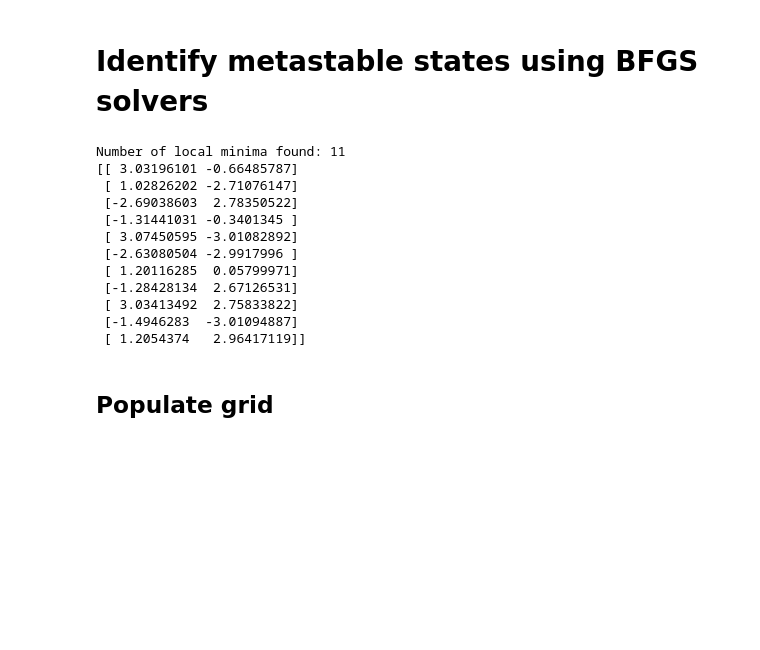
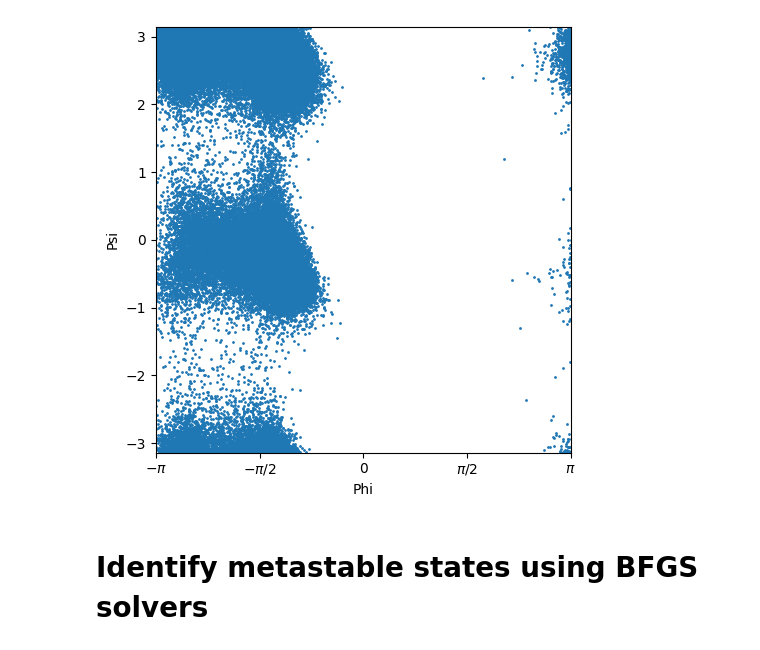
Before and after one commit to goharalisiddiqui/surrogate-dynamics, a Jupyter notebook: data_generation/plots.ipynb, the cells around one changed output. Saved outputs shown, nothing was run; the diff lists cells and outputs as text; code cells hidden in the pictures; blank space fills up the shorter version.

```diff
--- a/data_generation/plots.ipynb
+++ b/data_generation/plots.ipynb
@@ -75,73 +29,7 @@ ax.set_xticklabels([r'$-\pi$', r'$-\pi/2$', '0', r'$\pi/2$', r'$\pi$'])
+# %%
+save_path = os.path.join(run_folder, '..','rama_plot.png')
+rama_plot(psi, phi, save_path)
+# %% [output]
+[figure, added]
 # %% [markdown]
 # Identify metastable states using BFGS solvers
-# %%
-'''
-1) Use a standard Gaussian kernel density estimator (Scott, 1992) to approximate the free energy surface in the space of the two dihedral angles ϕ, ψ
-2) Run 100 BFGS solvers (Nocedal & Wright, 2006) initialized at random points and run until convergence from which we recover the unique local minima.
-
-By doing so, we are able to reliably identify metastable states without the need for manual specification
-'''
-
-def periodic_norm_distance(x1, x2, period=2*np.pi):
-    """ Compute the periodic norm distance between two points x1 and x2 """
-    # Minimum image convention
-    d = (x1 - x2 + period/2) % period - period/2
-
-    return np.linalg.norm(d)
-
-def periodic_average(x, period=2*np.pi):
-    """ Compute the periodic average of a list of 2D points x """
-    # Minimum image convention
-    x = np.array(x)
-    x1 = np.arctan2(np.mean(np.sin(x[:,0])), np.mean(np.cos(x[:,0])))
-    x2 = np.arctan2(np.mean(np.sin(x[:,1])), np.mean(np.cos(x[:,1])))
-    return np.array([x1, x2])
-
-sigma = 0.2 # bandwidth for KDE
-bin_x = 200
-bin_y = 200
-minima_tolerance = 0.15
-n_BFGS_runs = 100
-
-# Step 1
-from sklearn.neighbors import KernelDensity
-X = np.stack([phi, psi], axis=-1)
-kde = KernelDensity(kernel='gaussian', bandwidth=sigma).fit(X) # bandwidth is sigma
-
-# Step 2
-from scipy.optimize import minimize
-def objective(x):
-    return -kde.score_samples(x.reshape(1, -1))
-results = []
-for _ in range(n_BFGS_runs):
-    x0 = np.random.uniform(-np.pi, np.pi, size=2)
-    res = minimize(objective, x0, method='BFGS')
-    results.append(res)
-min_points = np.array([r.x for r in results if r.success])
-# Remove points whole norm are closer than 'minima_tolerance'
-min_points_reduced = []
-for p in min_points:
-    for q in min_points_reduced:
-        if any(periodic_norm_distance(np.array(p), np.array(r)) <= minima_tolerance for r in q):
-            q.append(p)
-            break
-    else:
-        min_points_reduced.append([p])
-min_points = np.array([periodic_average(a) for a in min_points_reduced])
-print("Number of local minima found:", len(min_points))
-print(min_points)
-# %% [output]
-Number of local minima found: 11
-[[ 3.03196101 -0.66485787]
- [ 1.02826202 -2.71076147]
- [-2.69038603  2.78350522]
- [-1.31441031 -0.3401345 ]
- [ 3.07450595 -3.01082892]
- [-2.63080504 -2.9917996 ]
- [ 1.20116285  0.05799971]
- [-1.28428134  2.67126531]
- [ 3.03413492  2.75833822]
- [-1.4946283  -3.01094887]
- [ 1.2054374   2.96417119]]
-# %% [markdown]
-## Populate grid
```
Also changed, not shown: parts of 24 cells of this notebook, 9 other files.
